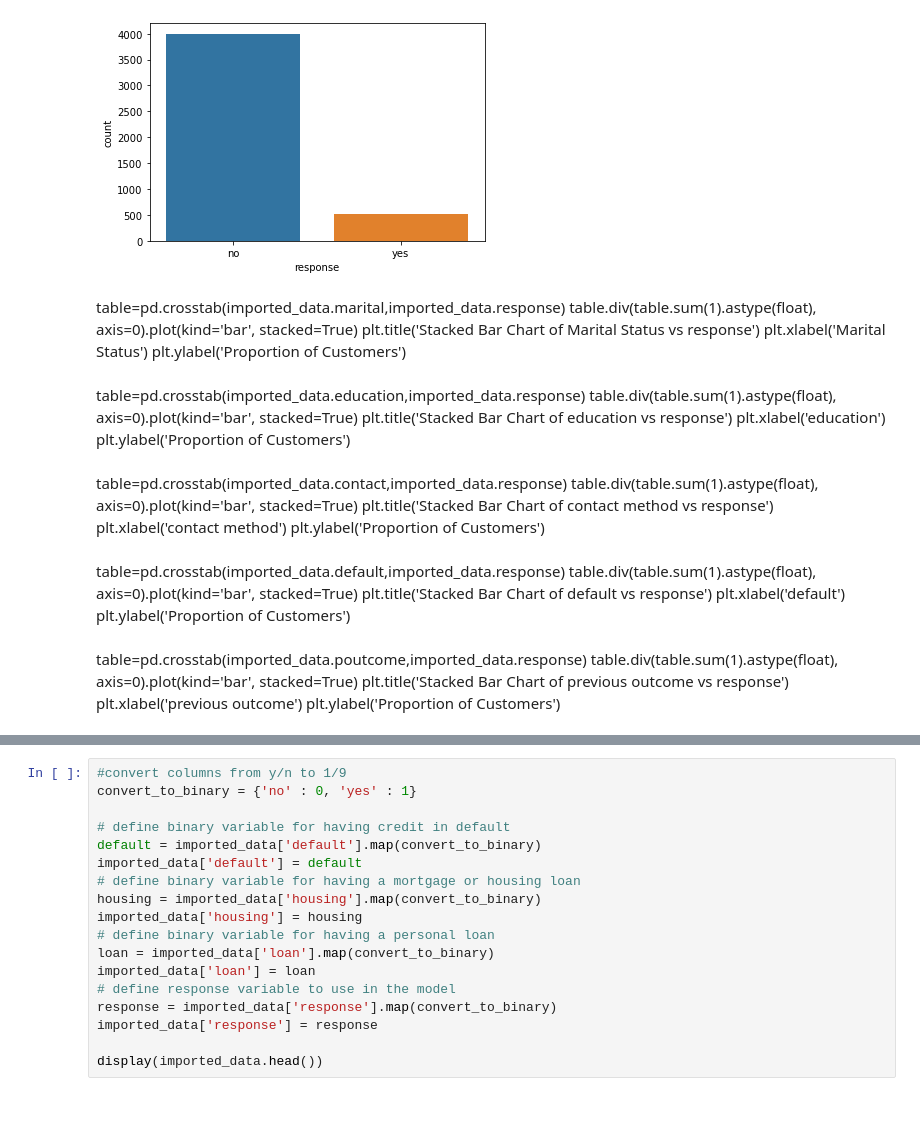
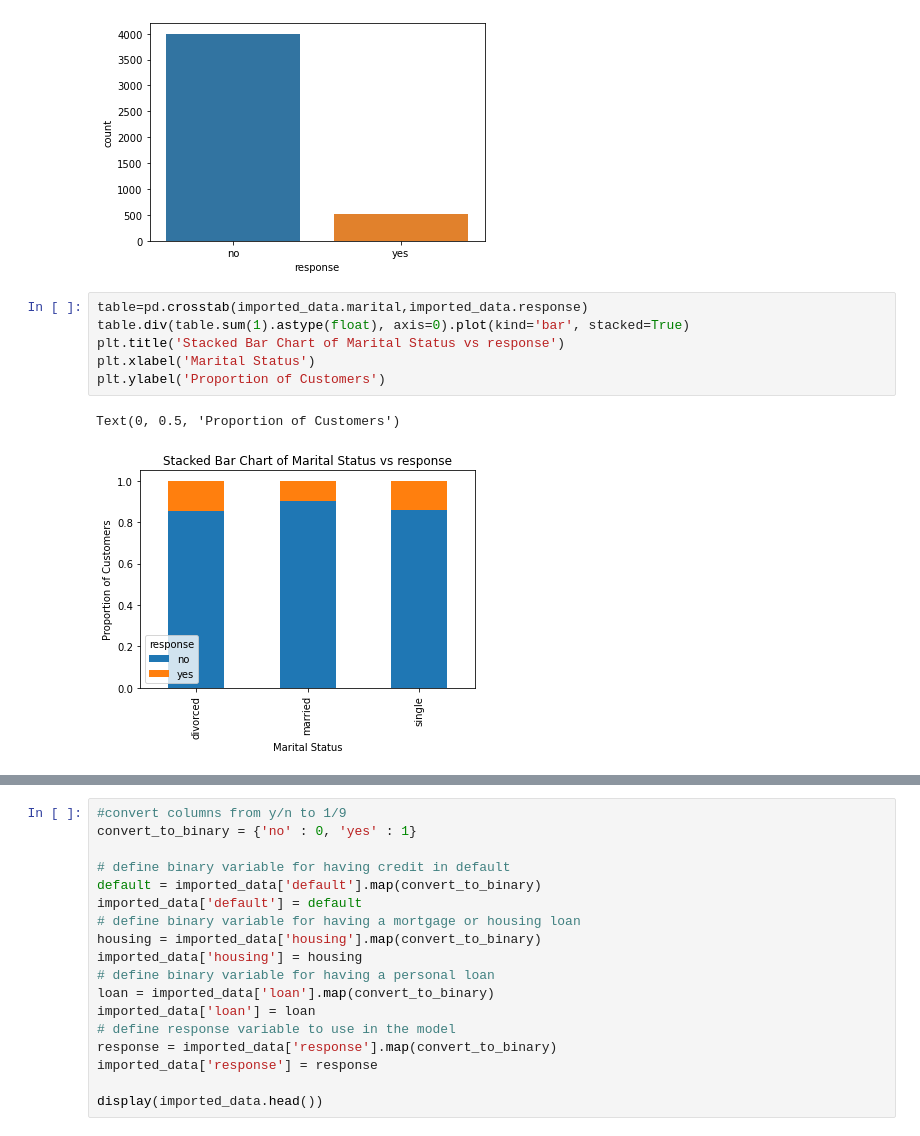
Before and after one commit to bblank70/MSDS422, a Jupyter notebook: Assignment3-bank.ipynb, the cells around one changed output, grey strips where cells are left out. Saved outputs shown, nothing was run; the diff lists cells and outputs as text; blank space fills up the shorter version.

```diff
--- a/Assignment3-bank.ipynb
+++ b/Assignment3-bank.ipynb
@@ -91,33 +93,12 @@ sns.countplot(imported_data.response)
 # %% [output]
 <AxesSubplot:xlabel='response', ylabel='count'>
 [figure]
-# %% [markdown]
-table=pd.crosstab(imported_data.marital,imported_data.response)
-table.div(table.sum(1).astype(float), axis=0).plot(kind='bar', stacked=True)
-plt.title('Stacked Bar Chart of Marital Status vs response')
-plt.xlabel('Marital Status')
-plt.ylabel('Proportion of Customers')
-# %% [markdown]
-table=pd.crosstab(imported_data.education,imported_data.response)
-table.div(table.sum(1).astype(float), axis=0).plot(kind='bar', stacked=True)
-plt.title('Stacked Bar Chart of education vs response')
-plt.xlabel('education')
-plt.ylabel('Proportion of Customers')
-# %% [markdown]
-table=pd.crosstab(imported_data.contact,imported_data.response)
-table.div(table.sum(1).astype(float), axis=0).plot(kind='bar', stacked=True)
-plt.title('Stacked Bar Chart of contact method vs response')
-plt.xlabel('contact method')
-plt.ylabel('Proportion of Customers')
-# %% [markdown]
-table=pd.crosstab(imported_data.default,imported_data.response)
-table.div(table.sum(1).astype(float), axis=0).plot(kind='bar', stacked=True)
-plt.title('Stacked Bar Chart of default vs response')
-plt.xlabel('default')
-plt.ylabel('Proportion of Customers')
-# %% [markdown]
-table=pd.crosstab(imported_data.poutcome,imported_data.response)
-table.div(table.sum(1).astype(float), axis=0).plot(kind='bar', stacked=True)
-plt.title('Stacked Bar Chart of previous outcome vs response')
-plt.xlabel('previous outcome')
-plt.ylabel('Proportion of Customers')
+# %%
+table=pd.crosstab(imported_data.marital,imported_data.response)
+table.div(table.sum(1).astype(float), axis=0).plot(kind='bar', stacked=True)
+plt.title('Stacked Bar Chart of Marital Status vs response')
+plt.xlabel('Marital Status')
+plt.ylabel('Proportion of Customers')
+# %% [output]
+Text(0, 0.5, 'Proportion of Customers')
+[figure, added]
```
Also changed, not shown: parts of 82 cells of this notebook.
